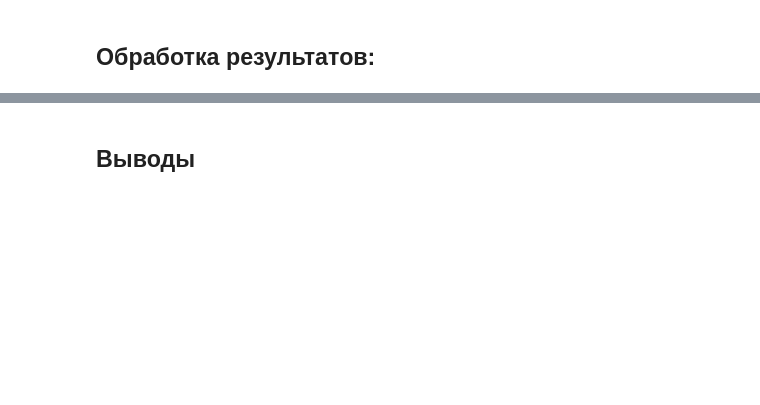
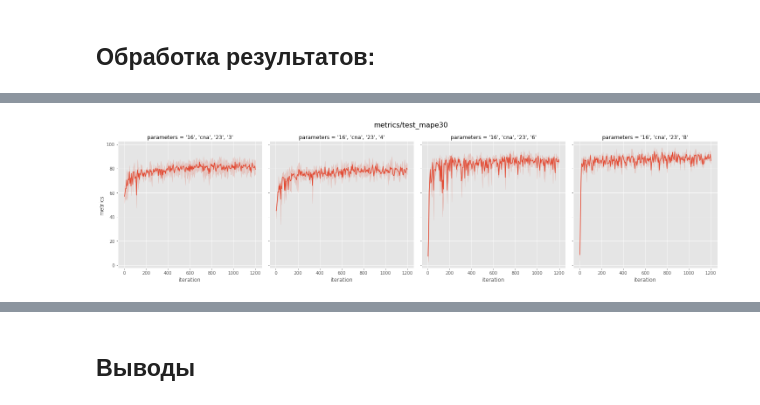
Before and after one commit to analysiscenter/radial, a Jupyter notebook: standards/parameters_estimation.ipynb, the cells around one changed output, grey strips where cells are left out. Drawn from its saved outputs; the diff is of its cells as text; code cells hidden in the pictures; blank space fills up the shorter version.

```diff
--- a/standards/parameters_estimation.ipynb
+++ b/standards/parameters_estimation.ipynb
@@ -210,0 +297,22 @@ show_research(data, average_repetitions=True, log_scale=[True, True, False],
+# %%
+opts = Option('n_blocks', [3, 4, 6, 8]) * Option('layout', ['cna']) * Option('filters', [16, 32, 64]) * Option('kernel_size', [23])
+
+research = (Research()
+            .pipeline(train_ppl, variables='loss', name='train')
+            .pipeline(test_ppl, variables='loss', name='test', execute='%5',
+                      run=True, import_from='train')
+            .grid(opts)
+            .function(get_mape, returns='metrics', name='test_mape',
+                      execute='%5', pipeline='test')
+            .function(get_mape30, returns='metrics', name='test_mape30',
+                      execute='%5', pipeline='test')
+            .function(get_ape, returns='metrics', name='test_ape',
+                     execute=-1, pipeline='test')
+            .function(save_model, execute=-1, pipeline='train',
+                      model_name='model', path='parameters_est_models/'))
+# %%
+NUM_REPEAT = 3
+NUM_ITERS = 1200
+research_name = 'depth_width'
+# %%
+research.run(n_reps=NUM_REPEAT, n_iters=NUM_ITERS, name=research_name, progress_bar=True)
@@ -210,0 +363,5 @@ show_research(data, average_repetitions=True, log_scale=[True, True, False],
+# %%
+draw_history(research=research, names=['test_mape30'], types_var=['metrics'], cross_val=None, aggr=False, iter_start=1,\
+             draw_dict=dict(layout='cna', filters='16', kernel_size='23'))
+# %% [output]
+[figure, added]
```
Also changed, not shown: parts of 39 cells of this notebook.
